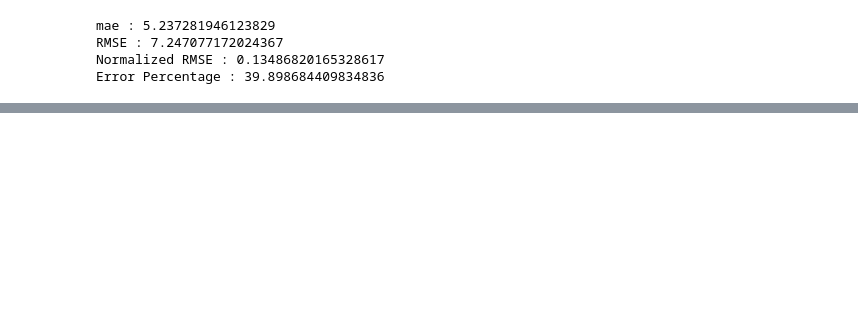
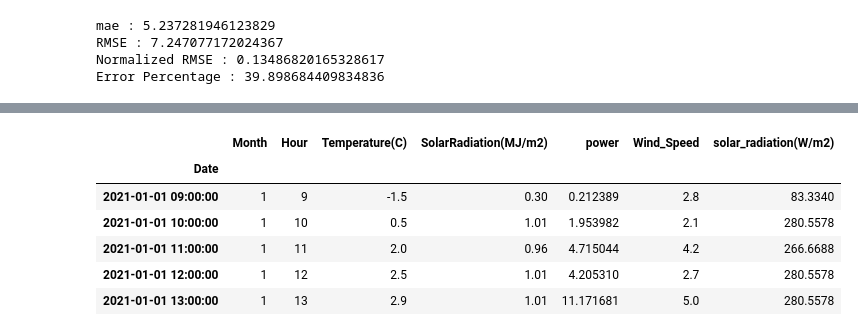
Before and after one commit to yelim421/SolarPower, a Jupyter notebook: LinearModel.ipynb, the cells around one changed output, grey strips where cells are left out. Saved outputs shown, nothing was run; the diff lists cells and outputs as text; code cells hidden in the pictures; blank space fills up the shorter version.

```diff
--- a/LinearModel.ipynb
+++ b/LinearModel.ipynb
@@ -123,0 +148,10 @@ actual_power.mean()
+# %%
+test.head()
+# %% [output]
+|  | Month | Hour | Temperature(C) | SolarRadiation(MJ/m2) | power | Wind_Speed | solar_radiation(W/m2) |
+| Date |  |  |  |  |  |  |  |
+| 2021-01-01 09:00:00 | 1 | 9 | -1.5 | 0.30 | 0.212389 | 2.8 | 83.3340 |
+| 2021-01-01 10:00:00 | 1 | 10 | 0.5 | 1.01 | 1.953982 | 2.1 | 280.5578 |
+| 2021-01-01 11:00:00 | 1 | 11 | 2.0 | 0.96 | 4.715044 | 4.2 | 266.6688 |
+| 2021-01-01 12:00:00 | 1 | 12 | 2.5 | 1.01 | 4.205310 | 2.7 | 280.5578 |
+| 2021-01-01 13:00:00 | 1 | 13 | 2.9 | 1.01 | 11.171681 | 5.0 | 280.5578 |
```
Also changed, not shown: parts of 4 cells of this notebook, 8 other files.
